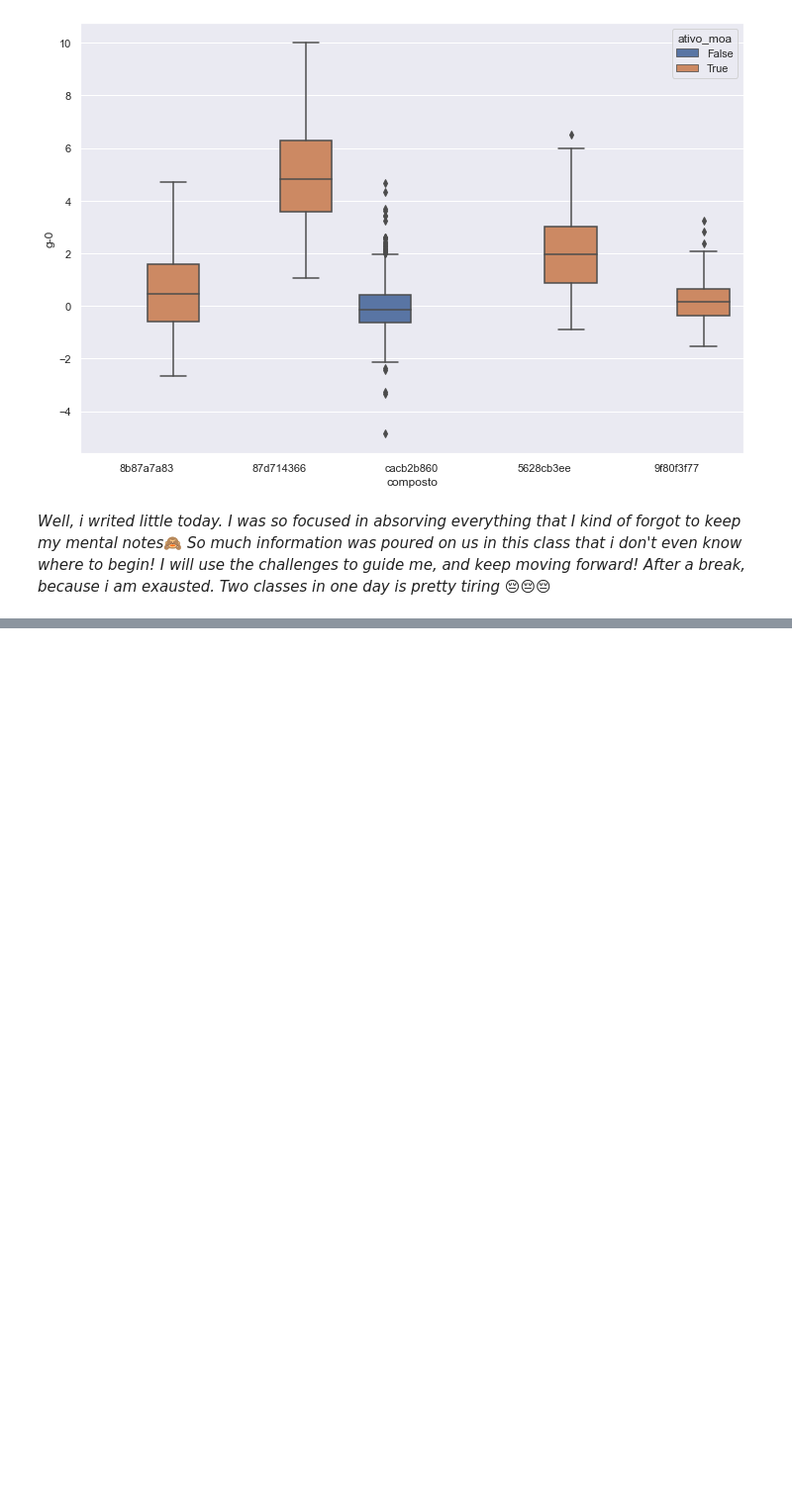
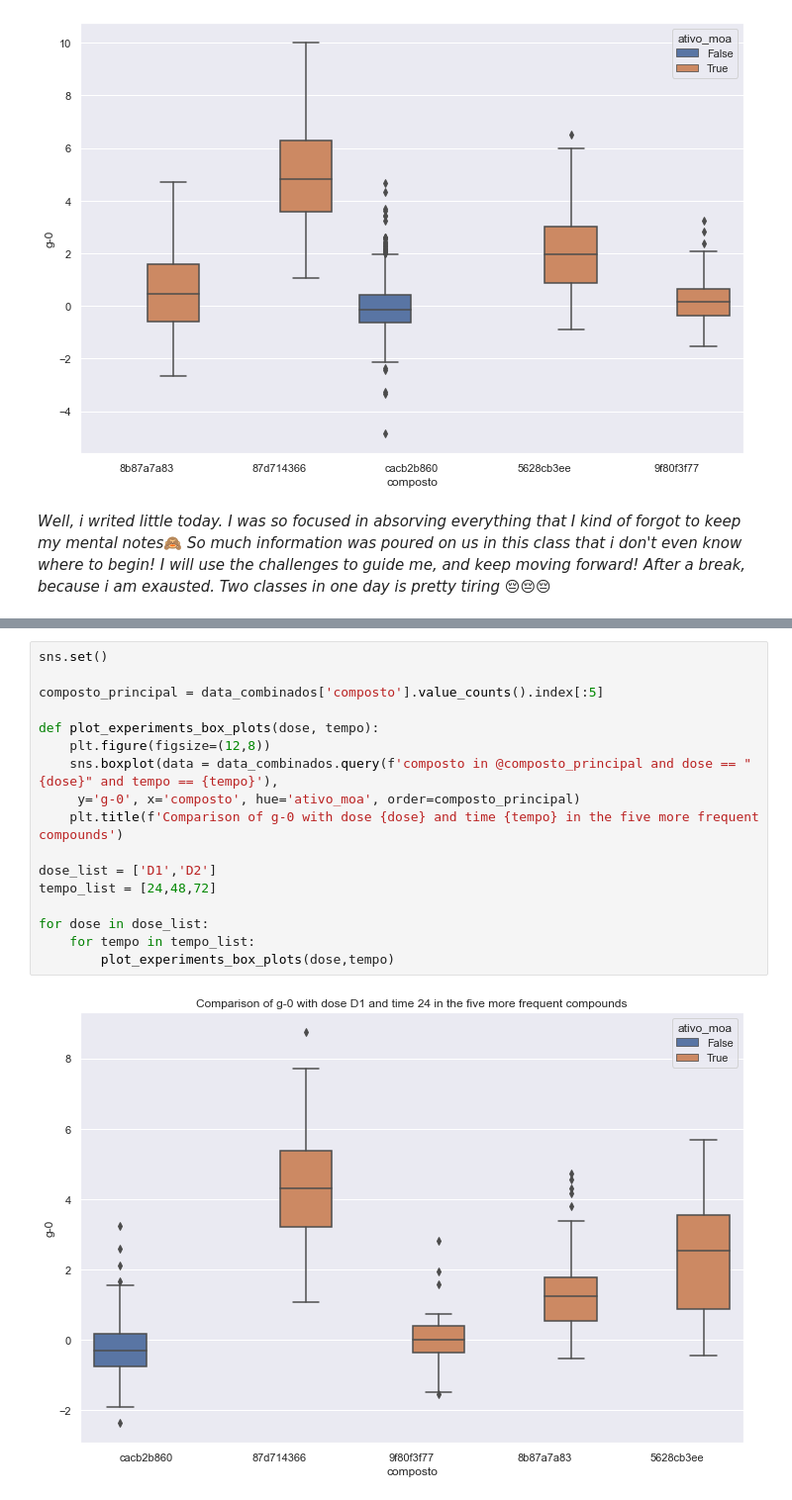
Before and after one commit to CidSantiago/ImersaoDados3Alura, a Jupyter notebook: Class_4.ipynb, the cells around one changed output, grey strips where cells are left out. Shown: that part at 99% size. Drawn from its saved outputs; the diff is of its cells as text; blank space fills up the shorter version.

```diff
--- a/Class_4.ipynb
+++ b/Class_4.ipynb
@@ -167,0 +319,19 @@ sns.boxplot(data = data_combinados.query('composto in @composto_principal'), y='
+# %%
+sns.set()
+
+composto_principal = data_combinados['composto'].value_counts().index[:5]
+
+def plot_experiments_box_plots(dose, tempo):
+    plt.figure(figsize=(12,8))
+    sns.boxplot(data = data_combinados.query(f'composto in @composto_principal and dose == "{dose}" and tempo == {tempo}'),
+     y='g-0', x='composto', hue='ativo_moa', order=composto_principal)
+    plt.title(f'Comparison of g-0 with dose {dose} and time {tempo} in the five more frequent compounds')
+
+dose_list = ['D1','D2']
+tempo_list = [24,48,72]
+
+for dose in dose_list:
+    for tempo in tempo_list:
+        plot_experiments_box_plots(dose,tempo)
+# %% [output]
+[figure, added]
```
Also changed, not shown: parts of 25 cells of this notebook.
